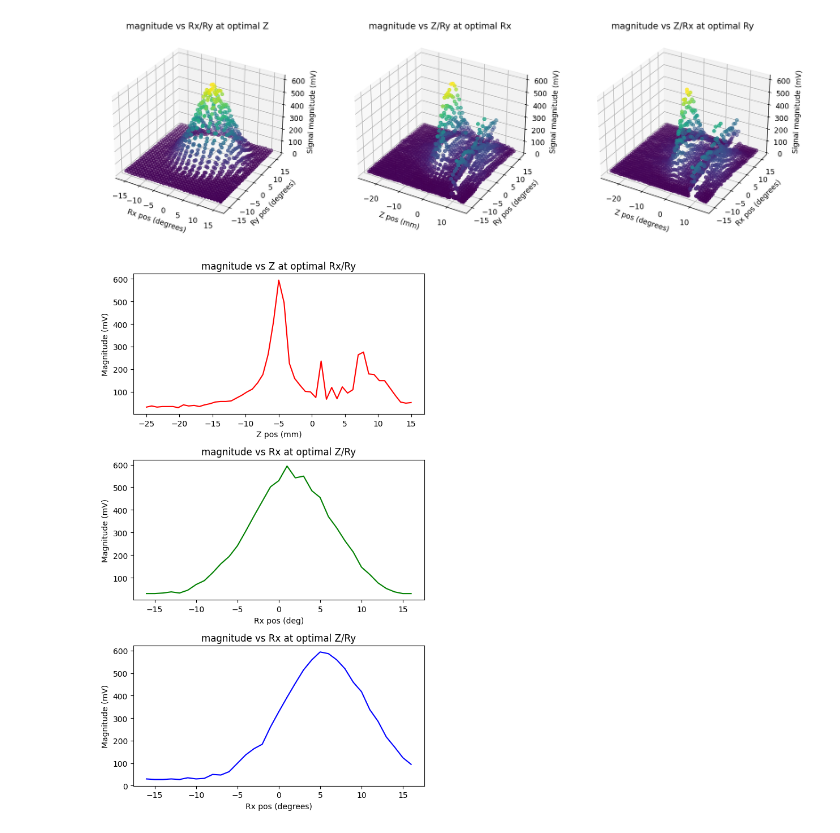
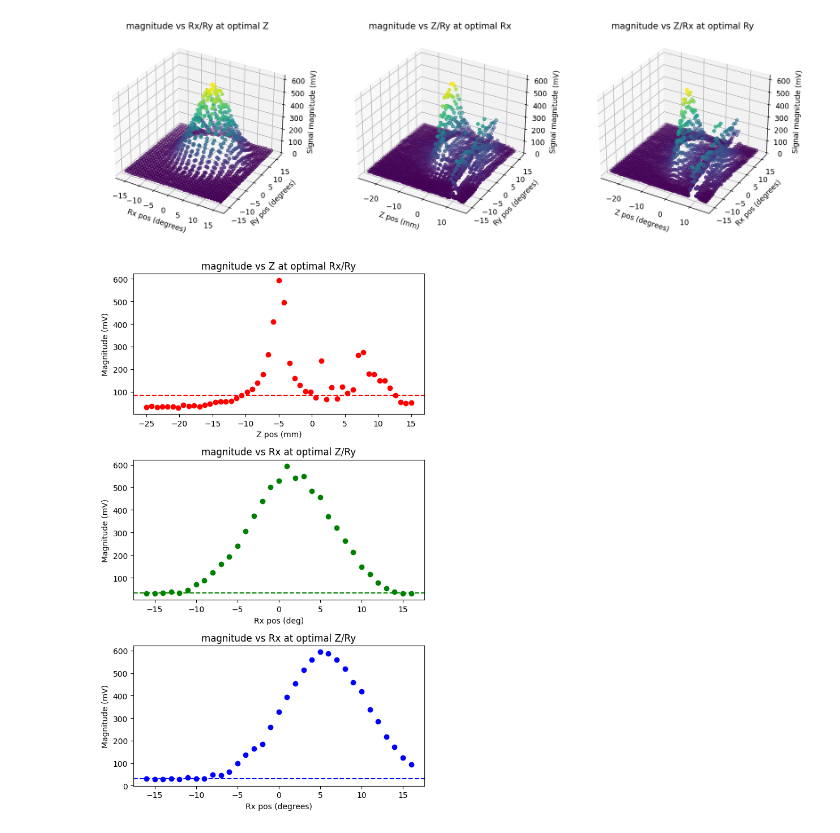
Before and after one commit to Benji-UW/COBOT-Transducer-Control-Code, a Jupyter notebook: Rebuilding_Everything/Debugging Scripts/Fullscan_renders.ipynb, the cells around one changed output. Cells and saved outputs as stored; diff of their text form; code cells hidden in the pictures.

```diff
--- a/Rebuilding_Everything/Debugging Scripts/Fullscan_renders.ipynb
+++ b/Rebuilding_Everything/Debugging Scripts/Fullscan_renders.ipynb
@@ -69,14 +69,3 @@ c:\Users\ander\Documents\COBOT-Transducer-Control-Code\Rebuilding_Everything\Sca
 range of motion: {'X': [0, 0], 'Y': [0, 0], 'Z': [-25.0, 15.0], 'Rx': [-16, 16], 'Ry': [-16, 16], 'Rz': [0, 0]}
 resolution: [0.8, 1]
 max_point: [[[0.0, 0.0, -5.0], [1.0, 5.0, 0.0]], 594.043]
-# %%
-Zs = []
-Rxs = []
-Rys = []
-mags = []
-
-for p in point_mags:
-    Zs.append(p[0][0][2])
-    Rxs.append(p[0][1][0])
-    Rys.append(p[0][1][1])
-    mags.append(p[1])
@@ -159,12 +172,12 @@ Maximum point: [[[0.0, 0.0, -5.0], [1.0, 5.0, 0.0]], 594.043]
 # %%
 # foo_isolated_mps refers to the points along the isolated foo axis when the other axes are at their optimal values
-z_isolated_mps = np_point_mags[np.all([np_point_mags[:,1] == mp[indeces['Rx'][0]][indeces['Rx'][1]], np_point_mags[:,2] == mp[indeces['Ry'][0]][indeces['Ry'][1]]],axis=0)]
-Rx_isolated_mps = np_point_mags[np.all([np_point_mags[:,0] == mp[indeces['Z'][0]][indeces['Z'][1]], np_point_mags[:,2] == mp[indeces['Ry'][0]][indeces['Ry'][1]]],axis=0)]
-Ry_isolated_mps = np_point_mags[np.all([np_point_mags[:,0] == mp[indeces['Z'][0]][indeces['Z'][1]], np_point_mags[:,1] == mp[indeces['Rx'][0]][indeces['Rx'][1]]],axis=0)]
+z_isolated_mps = dat[np.all([dat['Rx'] == mp['Rx'], dat['Ry'] == mp['Ry']],axis=0)]
+Rx_isolated_mps = dat[np.all([dat['Z'] == mp['Z'], dat['Ry'] == mp['Ry']],axis=0)]
+Ry_isolated_mps = dat[np.all([dat['Z'] == mp['Z'], dat['Rx'] == mp['Rx']],axis=0)]
 
 if debug_mode:
-    # print(z_isolated_mps)
-    print(Rx_isolated_mps)
+    print(z_isolated_mps)
+    # print(Rx_isolated_mps)
     # print(Ry_isolated_mps)
     pass
 # %% [output]
@@ -229,34 +241,34 @@ plt.show()
 # %%
 fig3 = plt.figure(figsize=(6,10), dpi=100)
 # plt.subplots_adjust(left=0.1,
 #                     bottom=0.1,
 #                     right=0.9,
 #                     top=0.9,
 #                     wspace=0.8,
 #                     hspace=0.4)
 
-# plt.subplots_adjust(hspace=0.5)
-
-# plt.rcParams.update({'font.size': 10})
-
 tax = fig3.add_subplot(311)
-tax.plot(z_isolated_mps[:,0],z_isolated_mps[:,3], c='r')
+tax.scatter(z_isolated_mps['Z'],z_isolated_mps['mag'], c='r')
+tax.axhline(np.median(z_isolated_mps['mag']), c='r',ls='--')
+# tax.axhline(np.median(dat['mag']), c='r',ls='--')
 tax.set_title("magnitude vs Z at optimal Rx/Ry")
 tax.set_xlabel("Z pos (mm)")
 tax.set_ylabel("Magnitude (mV)")
 
 tax = fig3.add_subplot(312)
-tax.plot(Rx_isolated_mps[:,1],Rx_isolated_mps[:,3], c='g')
+tax.scatter(Rx_isolated_mps['Rx'],Rx_isolated_mps['mag'], c='g')
+tax.axhline(np.median(dat['mag']), c='g',ls='--')
 tax.set_title("magnitude vs Rx at optimal Z/Ry")
 tax.set_xlabel("Rx pos (deg)")
 tax.set_ylabel("Magnitude (mV)")
 
 tax = fig3.add_subplot(313)
-tax.plot(Ry_isolated_mps[:,2],Ry_isolated_mps[:,3], c='b')
+tax.scatter(Ry_isolated_mps['Ry'],Ry_isolated_mps['mag'], c='b')
+tax.axhline(np.median(dat['mag']), c='b',ls='--')
 tax.set_title("magnitude vs Rx at optimal Z/Ry")
 tax.set_xlabel("Rx pos (degrees)")
 tax.set_ylabel("Magnitude (mV)")
 
 fig3.tight_layout()
 # %% [output]
-[figure, old version]
+[figure, new version]
```
Also changed, not shown: parts of 9 cells of this notebook, 4 other files.
